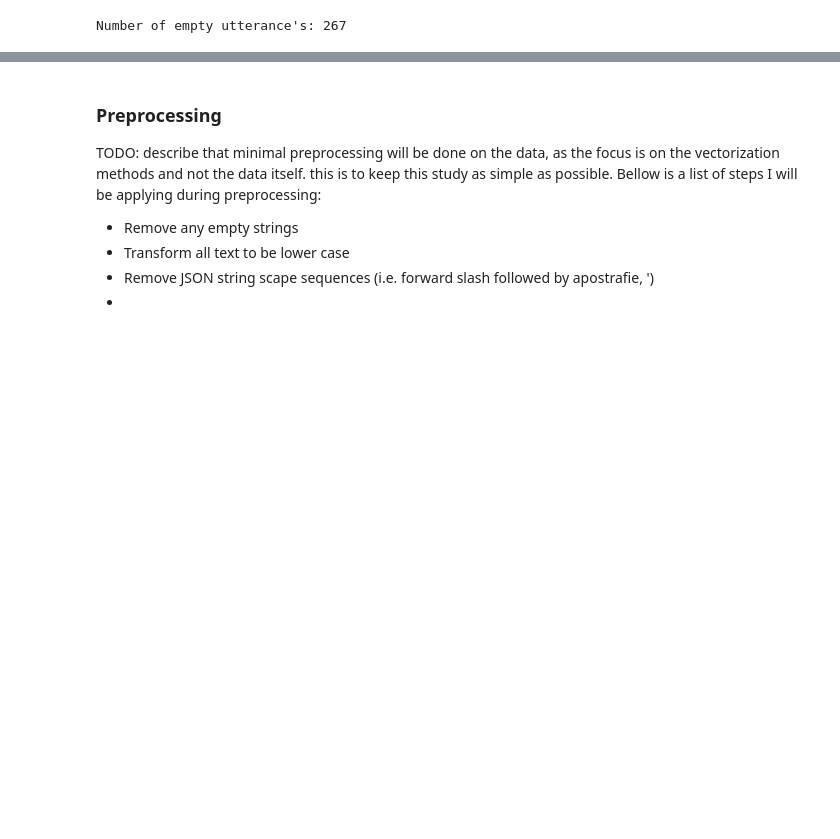
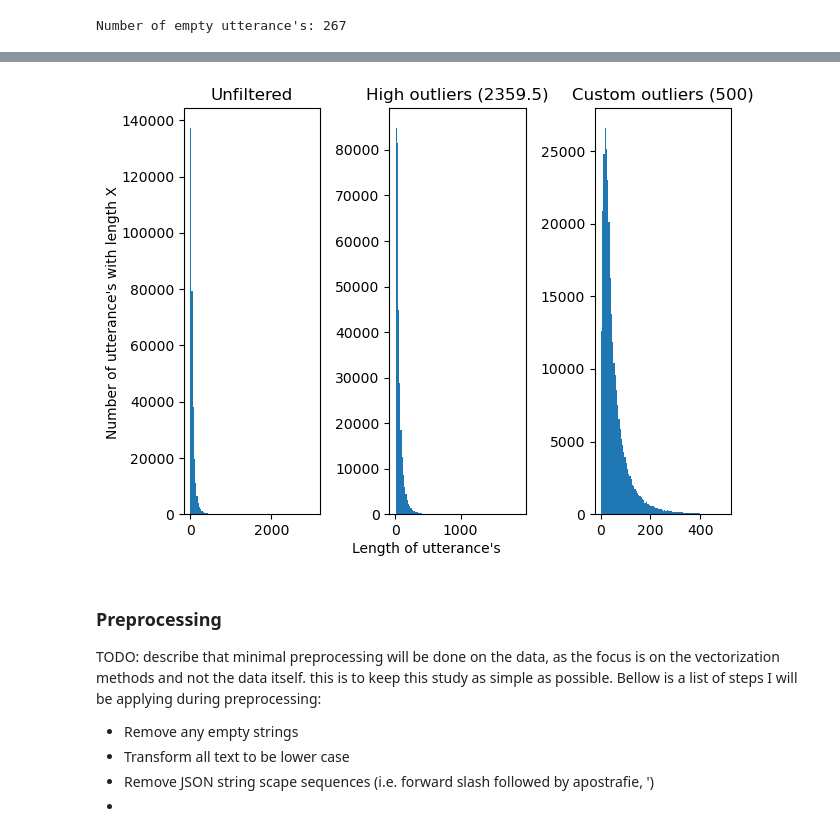
Before and after one commit to LucEnden/stat, a Jupyter notebook: research.ipynb, the cells around one changed output, grey strips where cells are left out. Cells and saved outputs as stored; diff of their text form; code cells hidden in the pictures; blank space fills up the shorter version.

```diff
--- a/research.ipynb
+++ b/research.ipynb
@@ -150,0 +209,10 @@ corpus_texts[:10]
+# %%
+import pandas as pd
+
+corpus_df = pd.DataFrame(
+    data={
+        "utterances": [str(utt.text) for utt in corpus.iter_utterances()],
+        "utter_lens": [len(utt.text) for utt in corpus.iter_utterances()]
+    }
+)
+corpus_df
@@ -187,0 +261,4 @@ plt.show()
+# %%
+# Filter out empty utterances
+corpus_df = corpus_df[corpus_df['utter_lens'] > 0].reset_index(drop=True)
+print(f"Number of utterances after removing empty ones: {corpus_df.shape[0]}")
@@ -188,3 +280,33 @@ plt.show()
+# %%
+import matplotlib.pyplot as plt
+from scipy.stats import iqr
+
+fig, (ax1, ax2, ax3) = plt.subplots(1, 3)
+bins = 100
+
+# ax1 is the complete plot, including outliers
+ax1.hist(corpus_df["utter_lens"].values, bins=bins)
+ax1.title.set_text("Unfiltered")
+
+# ax2 plots data, filtering high outliers
+
+Q3 = max(corpus_df["utter_lens"].values) * 0.75
+IQR = iqr(corpus_df["utter_lens"].values)
+high_outliers = Q3 + 1.5 * IQR
+ax2.hist(list(filter(lambda x : x < high_outliers, corpus_df["utter_lens"].values)), bins=bins)
+ax2.title.set_text(f"High outliers ({high_outliers})")
+
+# After calulating the high outliers, given how far the distribution is right-skewed, I chose an even lower value just for visualization purposes
+custom_outliers = 500
+ax3.hist(list(filter(lambda x : x < custom_outliers, corpus_df["utter_lens"].values)), bins=bins)
+ax3.title.set_text(f"Custom outliers ({custom_outliers})")
+
+fig.text(0, 0.5, "Number of utterance's with length X", va="center", rotation="vertical")
+fig.text(0.5, 0, "Length of utterance's", ha="center")
+plt.tight_layout()
+plt.show()
+# %% [output]
+[figure, added]
 # %% [markdown]
 ### Preprocessing
 
```
Also changed, not shown: parts of 35 cells of this notebook, 1 other file.
